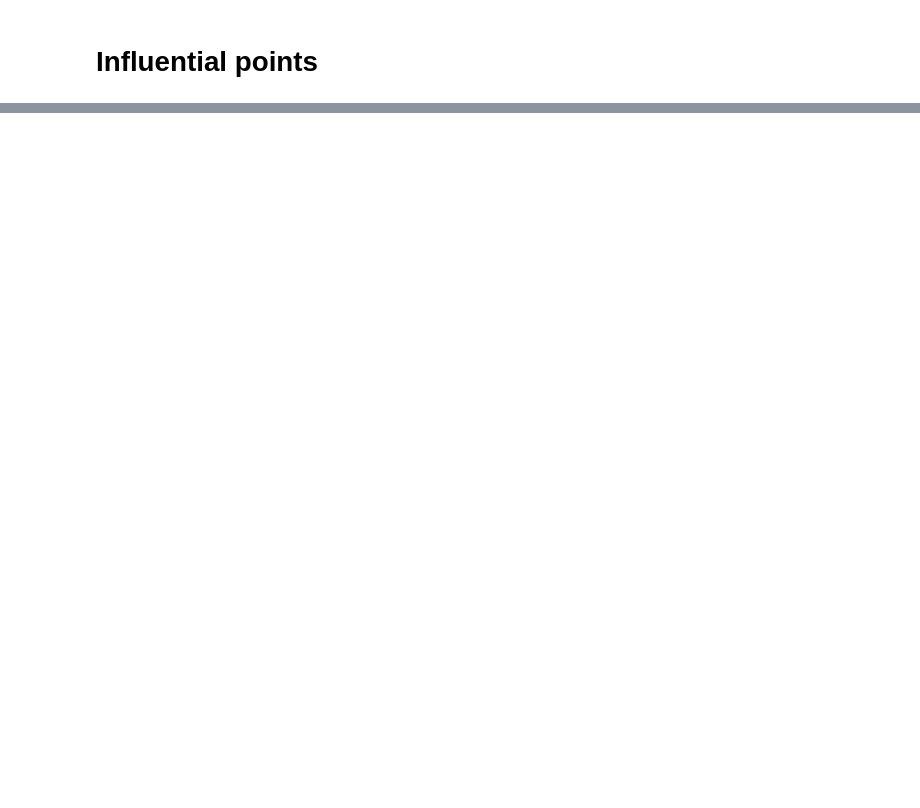
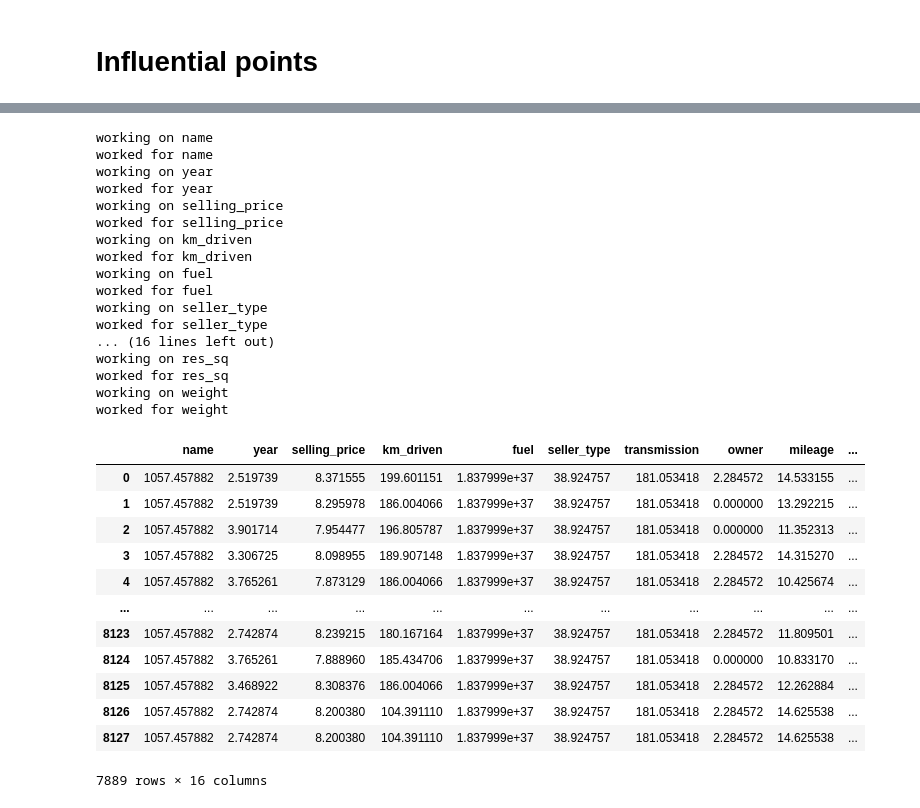
Before and after one commit to CharudattaManwatkar/lra_final_project_group_17, a Jupyter notebook: LRA_final_project.ipynb, the cells around one changed output, grey strips where cells are left out. Saved outputs shown, nothing was run; the diff lists cells and outputs as text; code cells hidden in the pictures; blank space fills up the shorter version.

```diff
--- a/LRA_final_project.ipynb
+++ b/LRA_final_project.ipynb
@@ -768,0 +715,4 @@ car_data_dropped[['year','km_driven', 'mileage', 'engine', 'max_power']] = (car_
+# %%
+from scipy.stats import boxcox
+transformed_data, best_lambda = boxcox(car_data_dropped[''])
+print(best_lambda)
@@ -777,0 +784,33 @@ car_data_dropped.head()
+# %%
+box_cox(car_data_converted)
+# %% [output]
+working on name
+worked for name
+working on year
+worked for year
+working on selling_price
+worked for selling_price
+working on km_driven
+worked for km_driven
+working on fuel
+worked for fuel
+working on seller_type
+worked for seller_type
+... (16 lines left out)
+working on res_sq
+worked for res_sq
+working on weight
+worked for weight
+|  | name | year | selling_price | km_driven | fuel | seller_type | transmission | owner | mileage | ... |
+| 0 | 1057.457882 | 2.519739 | 8.371555 | 199.601151 | 1.837999e+37 | 38.924757 | 181.053418 | 2.284572 | 14.533155 | ... |
+| 1 | 1057.457882 | 2.519739 | 8.295978 | 186.004066 | 1.837999e+37 | 38.924757 | 181.053418 | 0.000000 | 13.292215 | ... |
+| 2 | 1057.457882 | 3.901714 | 7.954477 | 196.805787 | 1.837999e+37 | 38.924757 | 181.053418 | 0.000000 | 11.352313 | ... |
+| 3 | 1057.457882 | 3.306725 | 8.098955 | 189.907148 | 1.837999e+37 | 38.924757 | 181.053418 | 2.284572 | 14.315270 | ... |
+| 4 | 1057.457882 | 3.765261 | 7.873129 | 186.004066 | 1.837999e+37 | 38.924757 | 181.053418 | 2.284572 | 10.425674 | ... |
+| ... | ... | ... | ... | ... | ... | ... | ... | ... | ... | ... |
+| 8123 | 1057.457882 | 2.742874 | 8.239215 | 180.167164 | 1.837999e+37 | 38.924757 | 181.053418 | 2.284572 | 11.809501 | ... |
+| 8124 | 1057.457882 | 3.765261 | 7.888960 | 185.434706 | 1.837999e+37 | 38.924757 | 181.053418 | 0.000000 | 10.833170 | ... |
+| 8125 | 1057.457882 | 3.468922 | 8.308376 | 186.004066 | 1.837999e+37 | 38.924757 | 181.053418 | 2.284572 | 12.262884 | ... |
+| 8126 | 1057.457882 | 2.742874 | 8.200380 | 104.391110 | 1.837999e+37 | 38.924757 | 181.053418 | 2.284572 | 14.625538 | ... |
+| 8127 | 1057.457882 | 2.742874 | 8.200380 | 104.391110 | 1.837999e+37 | 38.924757 | 181.053418 | 2.284572 | 14.625538 | ... |
+7889 rows × 16 columns
```
Also changed, not shown: parts of 39 cells of this notebook.
